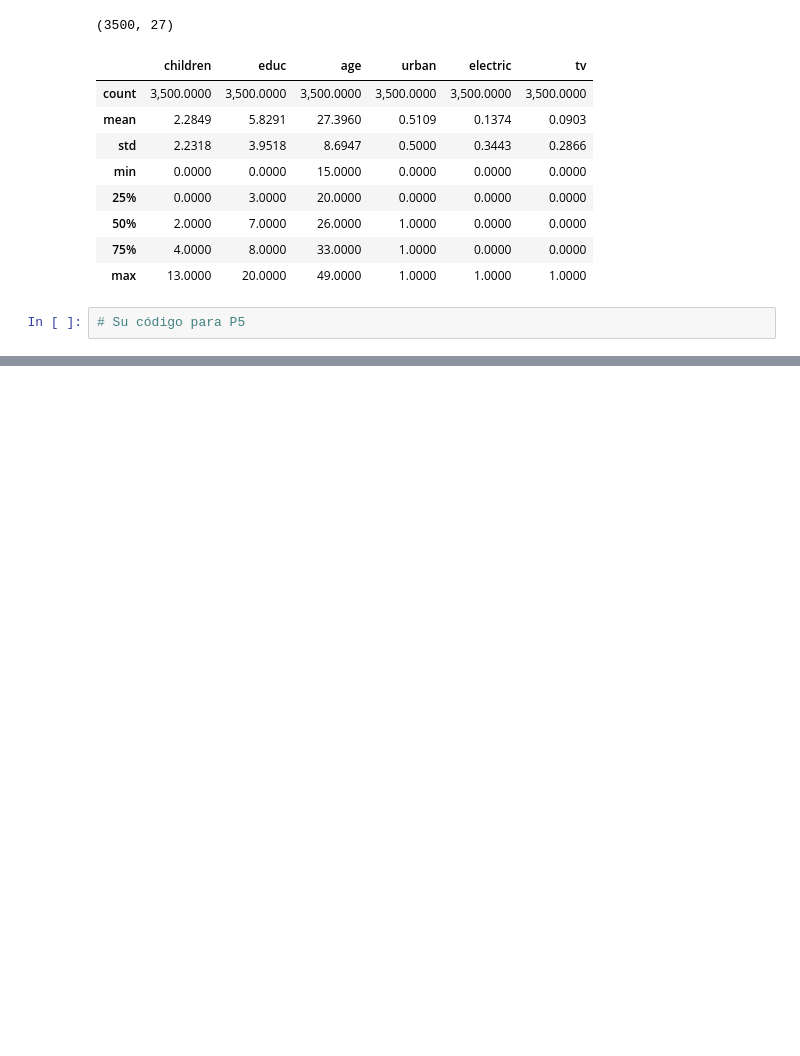
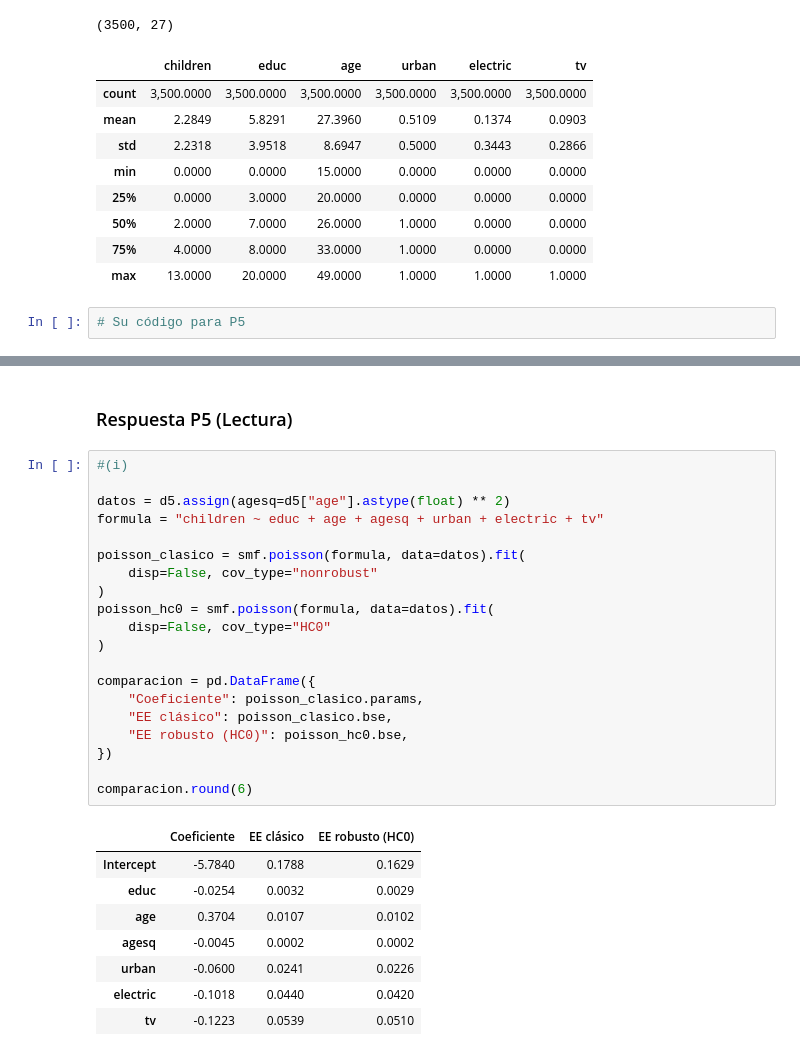
Before and after one commit to naveda-mx/Econometria, a Jupyter notebook: TareaExamen/TE_Mendoza_Carlos_321178897.ipynb, the cells around one changed output, grey strips where cells are left out. Cells and saved outputs as stored; diff of their text form; blank space fills up the shorter version.

```diff
--- a/TareaExamen/TE_Mendoza_Carlos_321178897.ipynb
+++ b/TareaExamen/TE_Mendoza_Carlos_321178897.ipynb
@@ -1663,0 +1865,31 @@ d5[["children", "educ", "age", "urban", "electric", "tv"]].describe()
+# %% [markdown]
+### Respuesta P5 (Lectura)
+# %%
+#(i)
+
+datos = d5.assign(agesq=d5["age"].astype(float) ** 2)
+formula = "children ~ educ + age + agesq + urban + electric + tv"
+
+poisson_clasico = smf.poisson(formula, data=datos).fit(
+    disp=False, cov_type="nonrobust"
+)
+poisson_hc0 = smf.poisson(formula, data=datos).fit(
+    disp=False, cov_type="HC0"
+)
+
+comparacion = pd.DataFrame({
+    "Coeficiente": poisson_clasico.params,
+    "EE clásico": poisson_clasico.bse,
+    "EE robusto (HC0)": poisson_hc0.bse,
+})
+
+comparacion.round(6)
+# %% [output]
+|  | Coeficiente | EE clásico | EE robusto (HC0) |
+| Intercept | -5.7840 | 0.1788 | 0.1629 |
+| educ | -0.0254 | 0.0032 | 0.0029 |
+| age | 0.3704 | 0.0107 | 0.0102 |
+| agesq | -0.0045 | 0.0002 | 0.0002 |
+| urban | -0.0600 | 0.0241 | 0.0226 |
+| electric | -0.1018 | 0.0440 | 0.0420 |
+| tv | -0.1223 | 0.0539 | 0.0510 |
```
Also changed, not shown: parts of 26 cells of this notebook.
